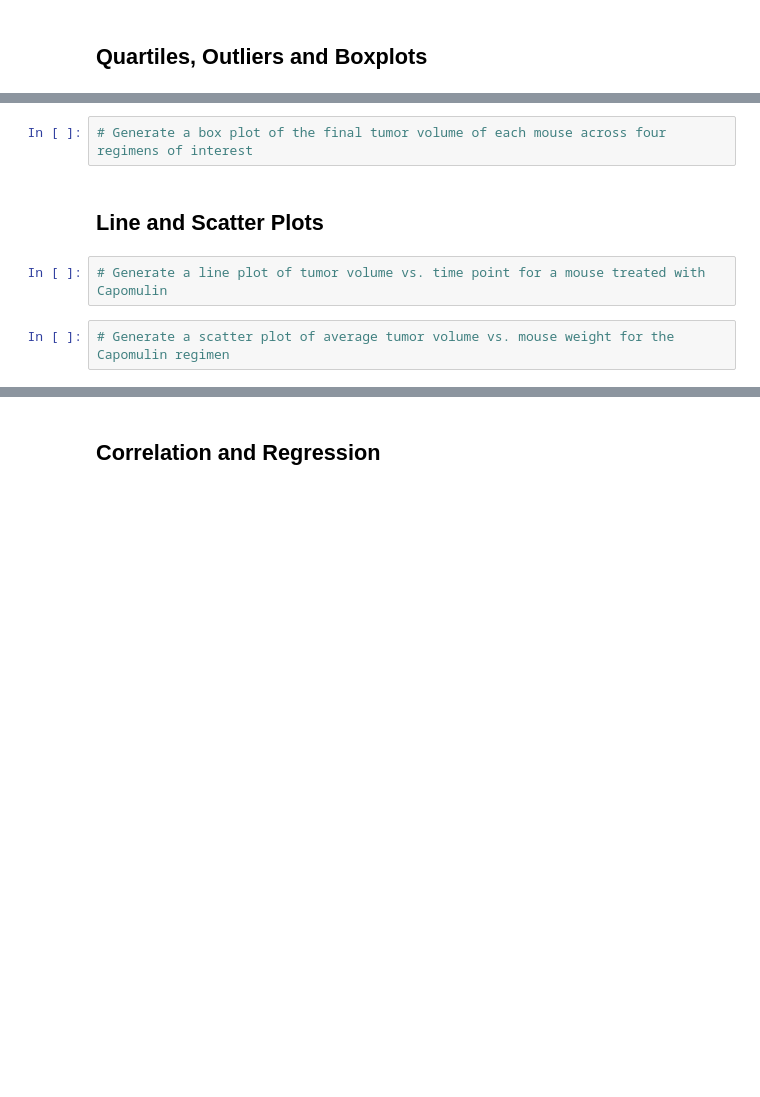
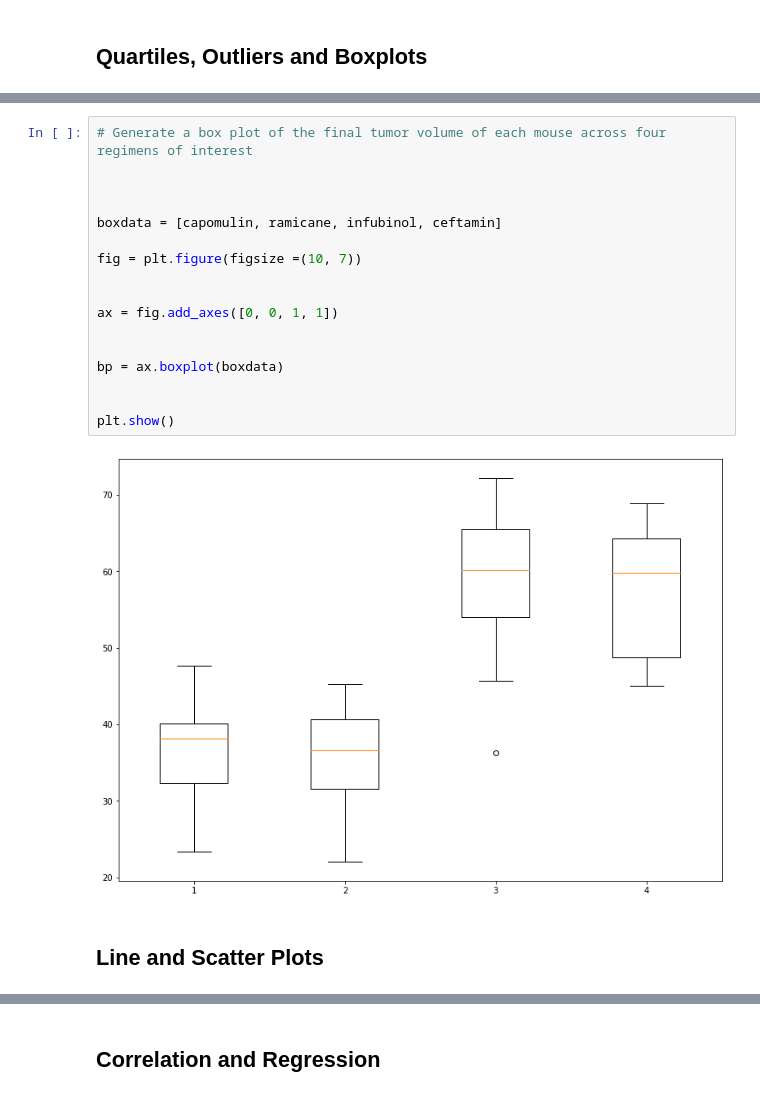
Before and after one commit to jbeachy21/Pymaceuticals, a Jupyter notebook: pymaceuticals_starter.ipynb, the cells around one changed output, grey strips where cells are left out. Saved outputs shown, nothing was run; the diff lists cells and outputs as text; blank space fills up the shorter version.

```diff
--- a/pymaceuticals_starter.ipynb
+++ b/pymaceuticals_starter.ipynb
@@ -242,8 +322,21 @@ KeyError: 474
 # %%
 # Generate a box plot of the final tumor volume of each mouse across four regimens of interest
+
+
+
+boxdata = [capomulin, ramicane, infubinol, ceftamin]
+
+fig = plt.figure(figsize =(10, 7))
+
+
+ax = fig.add_axes([0, 0, 1, 1])
+
+
+bp = ax.boxplot(boxdata)
+
+
+plt.show()
+# %% [output]
+[figure, added]
 # %% [markdown]
 ## Line and Scatter Plots
-# %%
-# Generate a line plot of tumor volume vs. time point for a mouse treated with Capomulin
-# %%
-# Generate a scatter plot of average tumor volume vs. mouse weight for the Capomulin regimen
```
Also changed, not shown: parts of 8 cells of this notebook, 2 other files.
